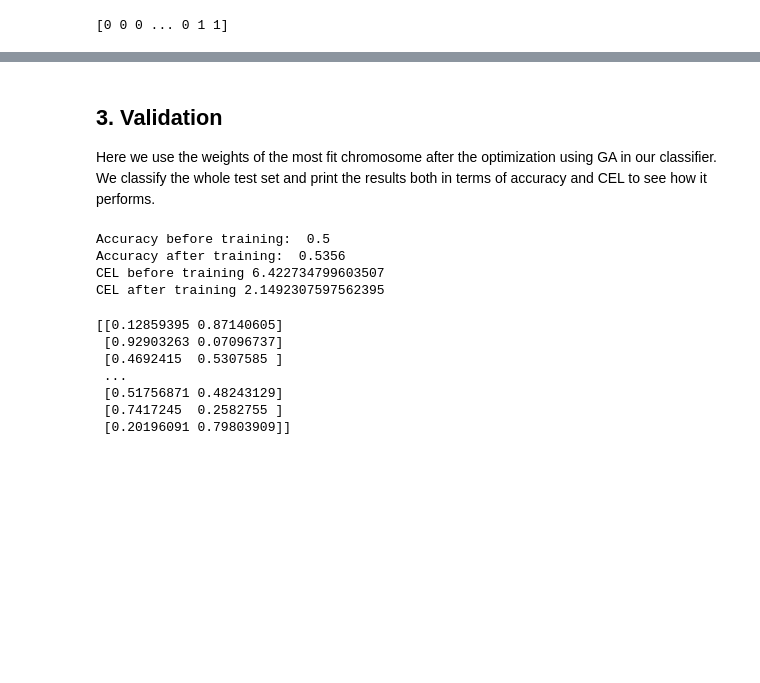
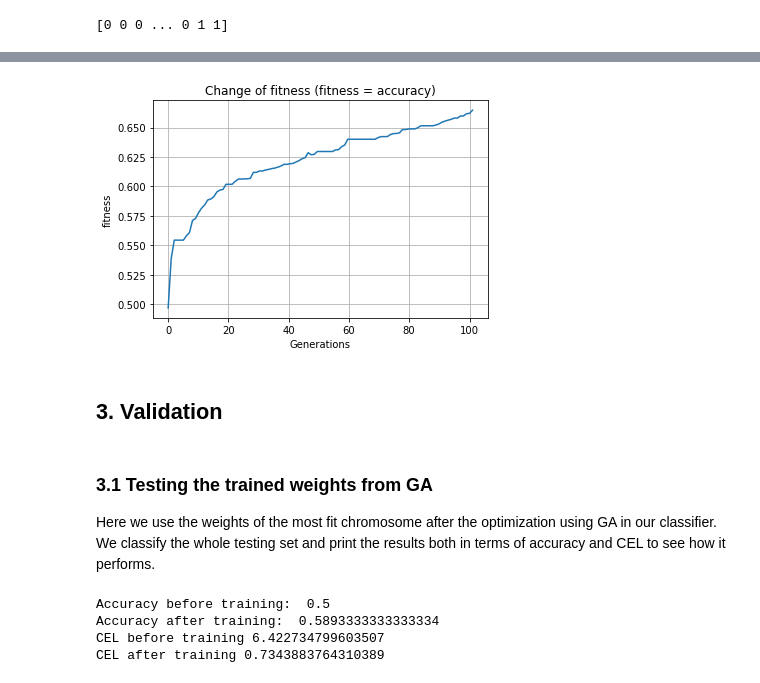
Before and after one commit to STProgrammer/GA-classification, a Jupyter notebook: GA-text-classification.ipynb, the cells around one changed output, grey strips where cells are left out. Drawn from its saved outputs; the diff is of its cells as text; code cells hidden in the pictures; blank space fills up the shorter version.

```diff
--- a/GA-text-classification.ipynb
+++ b/GA-text-classification.ipynb
@@ -1795,19 +1820,22 @@ ch, cels = ga.training_routine(init_population,
 # %%
 # Plotting increase of fitness in training
-x = np.linspace(0, len(cels), len(cels))
+x_ga = np.linspace(0, len(cels), len(cels))
 fig, ax = plt.subplots(1, 1)
-ax.plot(x, cels, label='fitness')
+ax.plot(x_ga, cels, label='fitness')
 
 plt.xlabel("Generations")
 plt.ylabel("fitness")
 plt.title("Change of fitness (fitness = accuracy)")
 
 plt.grid()
 plt.show()
+# %% [output]
+[figure, added]
+# %% [markdown]
+## 3. Validation
 # %% [markdown]
-## 3. Validation
-
+### 3.1 Testing the trained weights from GA
 Here we use the weights of the most fit chromosome after the optimization using GA in our classifier.
-We classify the whole test set and print the results both in terms of accuracy and CEL to see how it performs.
+We classify the whole testing set and print the results both in terms of accuracy and CEL to see how it performs.
 # %%
 classifier.set_weights(ch.ws_1, ch.ws_2, ch.ws_3, ch.bias_1, ch.bias_2, ch.bias_3)
@@ -1815,20 +1844,10 @@ cel_post, output_post, acc_post = classifier.predict_whole_set(X_test, Y_test)
 # %%
 print("Accuracy before training: ", acc_pre)
-print("Accuracy after training: ", acc_post)
+print("Accuracy after training: ", acc_post_GA)
 print("CEL before training", cel_pre)
-print("CEL after training", cel_post)
+print("CEL after training", cel_post_GA)
 # %% [output]
 Accuracy before training:  0.5
-Accuracy after training:  0.5356
+Accuracy after training:  0.5893333333333334
 CEL before training 6.422734799603507
-CEL after training 2.1492307597562395
+CEL after training 0.7343883764310389
-# %%
-print(output_post)
-# %% [output]
-[[0.12859395 0.87140605]
- [0.92903263 0.07096737]
- [0.4692415  0.5307585 ]
- ...
- [0.51756871 0.48243129]
- [0.7417245  0.2582755 ]
- [0.20196091 0.79803909]]
```
Also changed, not shown: parts of 44 cells of this notebook, 1 other file.
